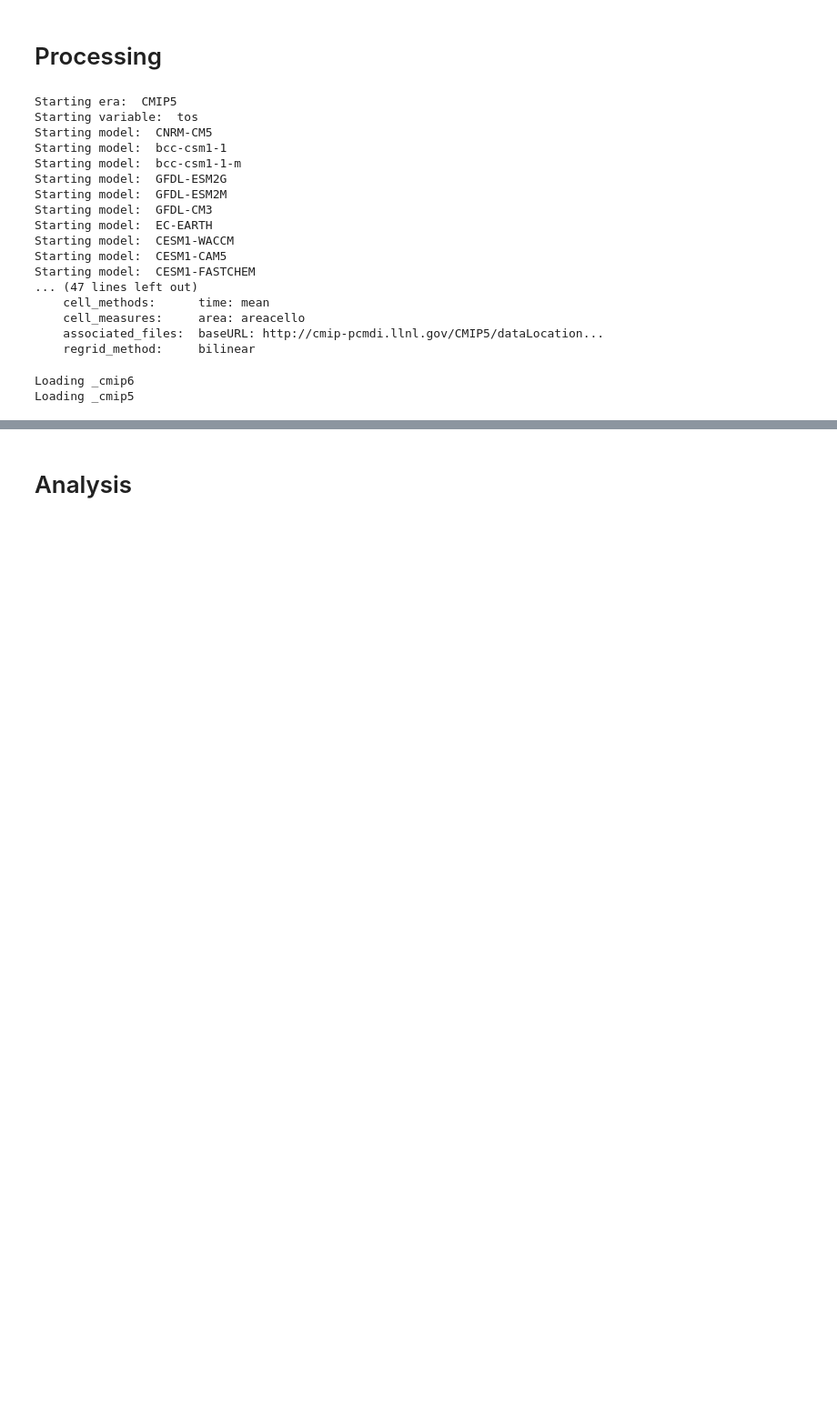
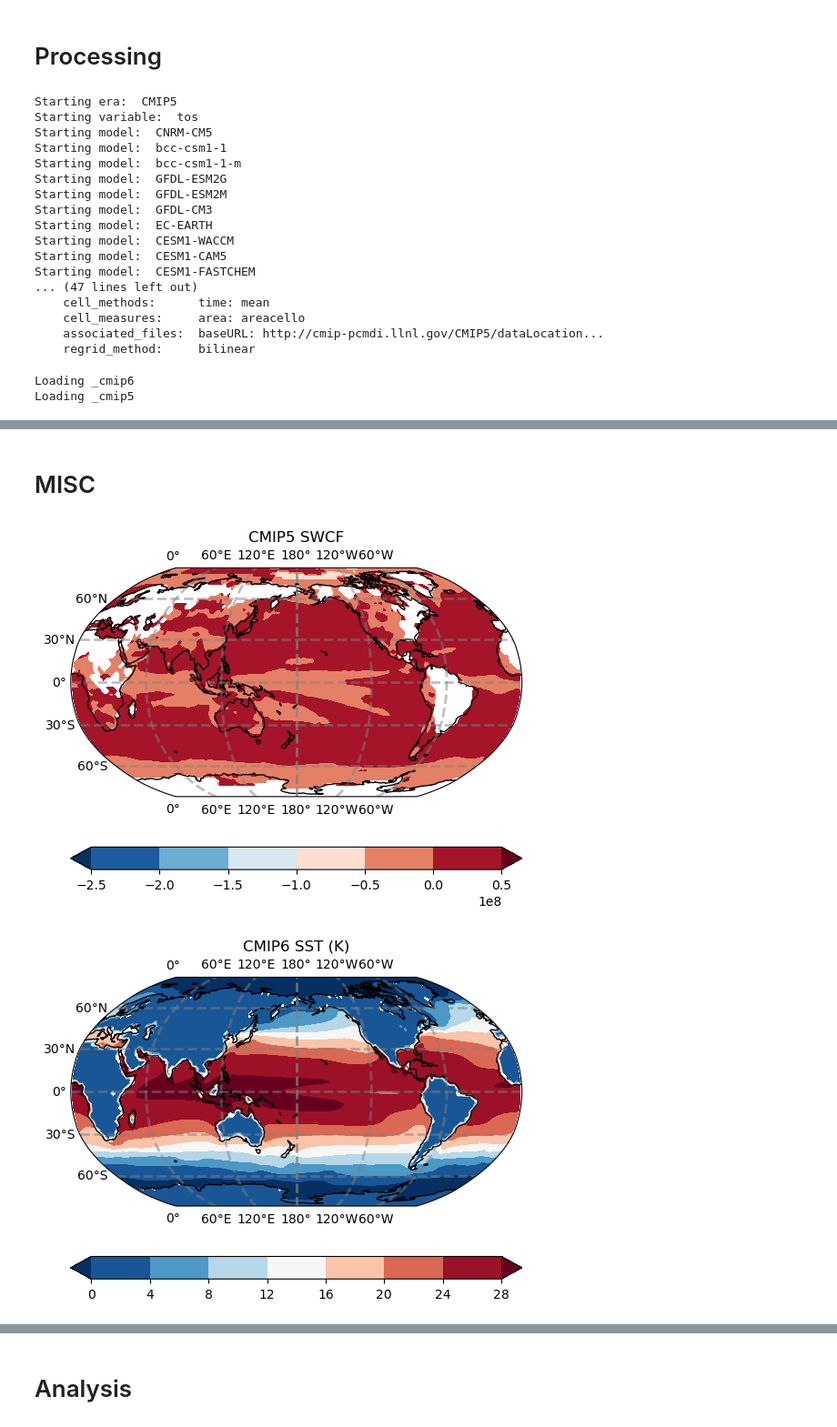
Before and after one commit to zacespinosa/tropical_pacific_clouds, a Jupyter notebook: sstcldfb.ipynb, the cells around one changed output, grey strips where cells are left out. Shown: that part at 91% size. Cells and saved outputs as stored; diff of their text form; code cells hidden in the pictures; blank space fills up the shorter version.

Commit message:
sanity checking

```diff
--- a/sstcldfb.ipynb
+++ b/sstcldfb.ipynb
@@ -262,27 +265,28 @@ def calculate_swcf(tos: xr.Dataset, swcre: xr.Dataset, save: bool = False, save_
 SAVE = True
 # Load tos
 tos_cmip6 = xc.open_dataset("data/tos_mon_1850-2100_CMIP6_piControl.nc", chunks="auto")
-tos_cmip5 = xc.open_dataset("data/tos_mon_1850-2100_CMIP5_piControl.nc", chunks="auto")
+tos_cmip5 = xc.open_dataset("data/tos_mon_1850-2100_CMIP5_piControl.nc", chunks="auto") - 273.15 # Convert Kelvin to Celsius
 # Calculate tos anomalies
 tos_anoms_cmip6 = tos_cmip6.temporal.departures("tos", "month")
 tos_anoms_cmip5 = tos_cmip5.temporal.departures("tos", "month")
-# Calculate SWCF
-swcf_cmip6 = calculate_swcf(tos_anoms_cmip6["tos"], swcre_anoms_cmip6["swcre_anoms"], save=SAVE, save_name="cmip6")
-swcf_cmip5 = calculate_swcf(tos_anoms_cmip5["tos"], swcre_anoms_cmip5["swcre_anoms"], save=SAVE, save_name="cmip5")
 # %%
 def global_plot(data, lon, lat, cmap, title=""):
     # plot map of global data with central longitude 180
     fig = plt.figure()
     ax1 = fig.add_subplot(1, 1, 1, projection=ccrs.Robinson(central_longitude=180))
-    ax1.contourf(
+    img = ax1.contourf(
         lon, lat, data,
-        transform=ccrs.PlateCarree(), cmap=cmap
+        transform=ccrs.PlateCarree(), cmap=cmap,
+        extend="both",
+        # levels=np.arange(-4, 4.1, 0.1)
     )
     gl = ax1.gridlines(crs=ccrs.PlateCarree(), draw_labels=True,
                   linewidth=2, color='gray', alpha=0.5, linestyle='--')
     ax1.coastlines()
     ax1.set_global()
     ax1.set_title(title)
+    # Add a horizontal colorbar
+    cbar = plt.colorbar(img, orientation='horizontal')
     plt.show()
 
 def calculate_rolling_gradient(data: xr.DataArray, window: int = 12*30, step: int = 12) -> np.array:
@@ -301,15 +305,14 @@ def calculate_rolling_gradient(data: xr.DataArray, window: int = 12*30, step: in
     time_idx = xr.DataArray(np.arange(window), dims="time")
     for j, i in enumerate(range(0, len(data.time) - window, step)):
         grads[:,j] = xscore.linslope(time_idx, data.isel(time=slice(i, i+window)), dim='time', skipna=True).values
-        break
 
     # Convert to xarray
     return xr.DataArray(grads*window, dims=("model", "time"), coords={"model": data.model, "time": np.arange(grads.shape[1])})
 
 def get_east_west(ds: xr.Dataset) -> Tuple[xr.Dataset, xr.Dataset]:
     return (
-        ds.sel(lon=slice(80, 160), lat=slice(-7, 7)), # West pacific
-        ds.sel(lon=slice(-160, -80), lat=slice(-7, 7)) # East pacific
+        ds.sel(lon=slice(130, 180), lat=slice(-7, 7)), # West pacific
+        ds.sel(lon=slice(-130, -80), lat=slice(-7, 7)) # East pacific
     )
 
 def calculate_west_east_gradient(ds: xr.Dataset, var: str) -> Tuple[xr.DataArray, xr.DataArray, xr.DataArray]:
@@ -347,0 +473,29 @@ swcf_east_cmip6.to_netcdf("data/swcf_east_cmip6.nc")
+# %% [markdown]
+# MISC
+# %%
+# Sanity check SWCF
+# global_plot(lon=swcf_cmip6.lon, lat=swcf_cmip6.lat, data=swcf_cmip6.mean(["model"]), cmap="RdBu_r", title="CMIP6 SWCF")
+# TODO: issue with cmip5 data
+global_plot(lon=swcf_cmip5.lon, lat=swcf_cmip5.lat, data=swcf_cmip5.mean(["model"], skipna=True), cmap="RdBu_r", title="CMIP5 SWCF")
+
+# Sanity check SWCRE
+# global_plot(lon=swcre_cmip5.lon, lat=swcre_cmip5.lat, data=swcre_cmip5.mean(["model", "time"], skipna=True)["swcre"], cmap="RdBu_r", title="CMIP5 SWCRE")
+# global_plot(lon=swcre_cmi6.lon, lat=swcre_cmi6.lat, data=swcre_cmi6.mean(["model", "time"], skipna=True)["swcre"], cmap="RdBu_r", title="CMIP6 SWCRE")
+
+# Sanity check SSTs
+global_plot(lon=tos_cmip6.lon, lat=tos_cmip6.lat, data=tos_cmip6.mean(["model", "time"], skipna=True)["tos"], cmap="RdBu_r", title="CMIP6 SST (K)")
+global_plot(lon=tos_cmip5.lon, lat=tos_cmip5.lat, data=tos_cmip5.mean(["model", "time"], skipna=True)["tos"], cmap="RdBu_r", title="CMIP5 SST (K)")
+
+# Sanity check linscope from xscore
+# tos_test = tos_anoms_cmip6["tos"].sel(lat=0, lon=0, method="nearest").isel(model=1)
+# swcre_test = swcre_anoms_cmip6["swcre_anoms"].sel(lat=0, lon=0, method="nearest").isel(model=1)
+
+# tos_test = tos_test.chunk({'time': -1})
+# swcre_test = swcre_test.chunk({'time': -1})
+
+# print(linregress(tos_test.values, swcre_test.values))
+# test = xscore.linslope(tos_test, swcre_test, dim='time', skipna=True)
+# print(test.values)
+# %% [output]
+[figure, added]
+[figure, added]
```
Also changed, not shown: parts of 22 cells of this notebook, 1 other file.
